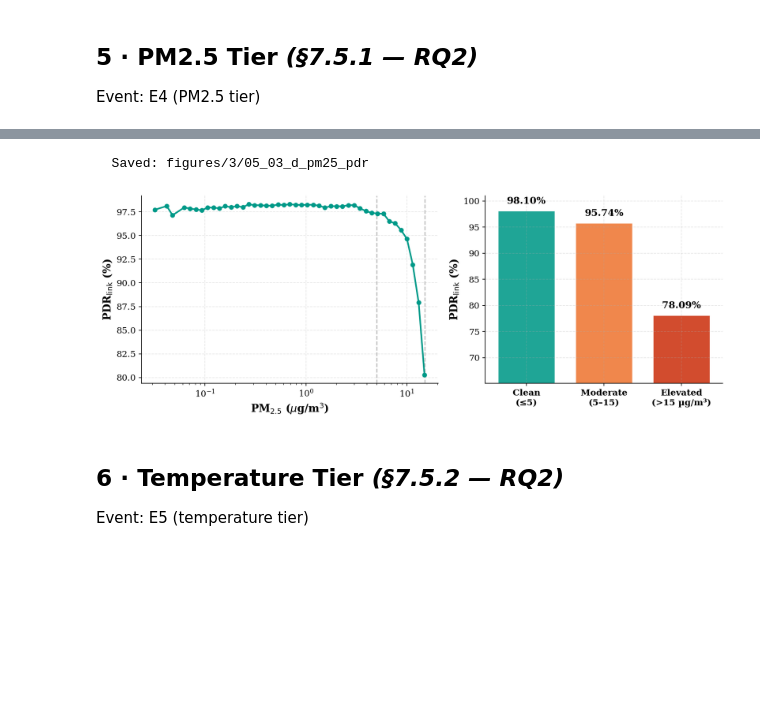
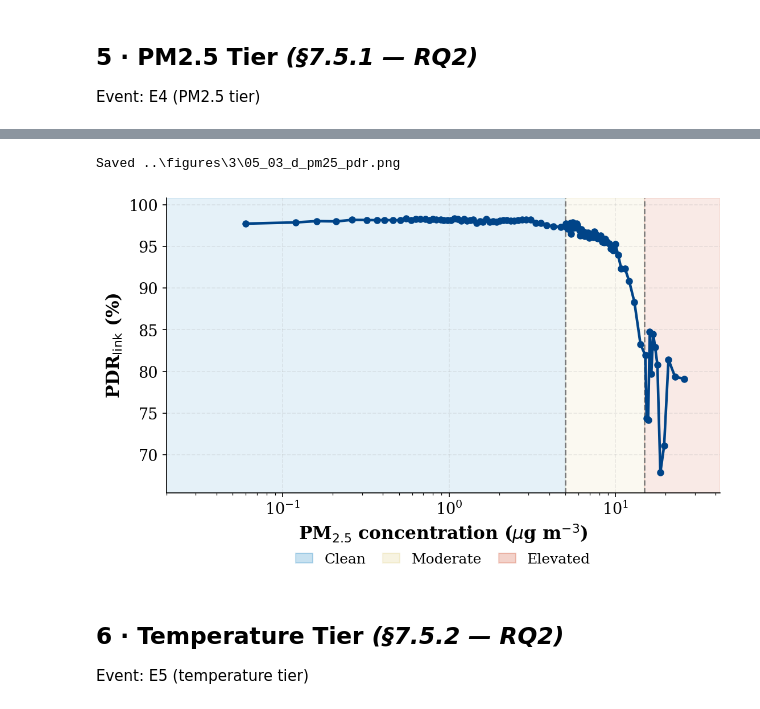
Before and after one commit to vincentmworia/Master-Thesis-Reliability-Analysis-of-Indoor-LoRaWAN-Links-using-packet-counter-reconstruction, a Jupyter notebook: notebooks/03_statistical_analysis.ipynb, the cells around one changed output, grey strips where cells are left out. Saved outputs shown, nothing was run; the diff lists cells and outputs as text; code cells hidden in the pictures; blank space fills up the shorter version.

```diff
--- a/notebooks/03_statistical_analysis.ipynb
+++ b/notebooks/03_statistical_analysis.ipynb
@@ -610,20 +847,23 @@ E4: Elevated vs Clean (key comparison)
 # %%
-# Fig 05-03-d — PM2.5 Event PDR (E4)
-pm_tiers = ['clean', 'moderate', 'elevated']
-pm_labs  = ['Clean\n(\u22645)', 'Moderate\n(5\u201315)', 'Elevated\n(>15 \u00b5g/m\u00b3)']
-pm_pdrs  = [pdr_grp(df_link[df_link['e4_pm25_tier'] == t]) for t in pm_tiers]
-
-fig, axL, axR = event_panels()
-pdr_profile(axL, df_link, 'pm25', log_x=True, boundaries=[5, 15],
-            xlabel='PM$_{2.5}$ ($\\mu$g/m$^3$)', color=C['green'], min_n=200)
-tier_bars(axR, pm_pdrs, pm_labs, [C['green'], C['orange'], C['red']])
+# Fig 05-03-d — PM2.5 concentration profile (E4)
+fig, ax = event_panel()
+e4_profile = pdr_profile(
+    ax,
+    df_link,
+    'pm25',
+    log_x=True,
+    boundaries=[5, 15],
+    tier_colors=[C['blue'], C['yellow'], C['red']],
+    tier_labels=['Clean', 'Moderate', 'Elevated'],
+    xlabel='PM$_{2.5}$ concentration ($\\mu$g m$^{-3}$)',
+    color=C['navy'],
+)
 
 fig.tight_layout()
 save_fig(fig, '05_03_d_pm25_pdr')
-# TODO Y AXIS TO HAVE REAL NUMBERS AS LABELS, TO EASE THE INTERPRETATION?
 # %% [output]
-  Saved: figures/3/05_03_d_pm25_pdr
+Saved ..\figures\3\05_03_d_pm25_pdr.png
-[figure, old version]
+[figure, new version]
 # %% [markdown]
 ## 6 · Temperature Tier  *(§7.5.2 — RQ2)*
 
```
Also changed, not shown: parts of 42 cells of this notebook, 7 other files.
